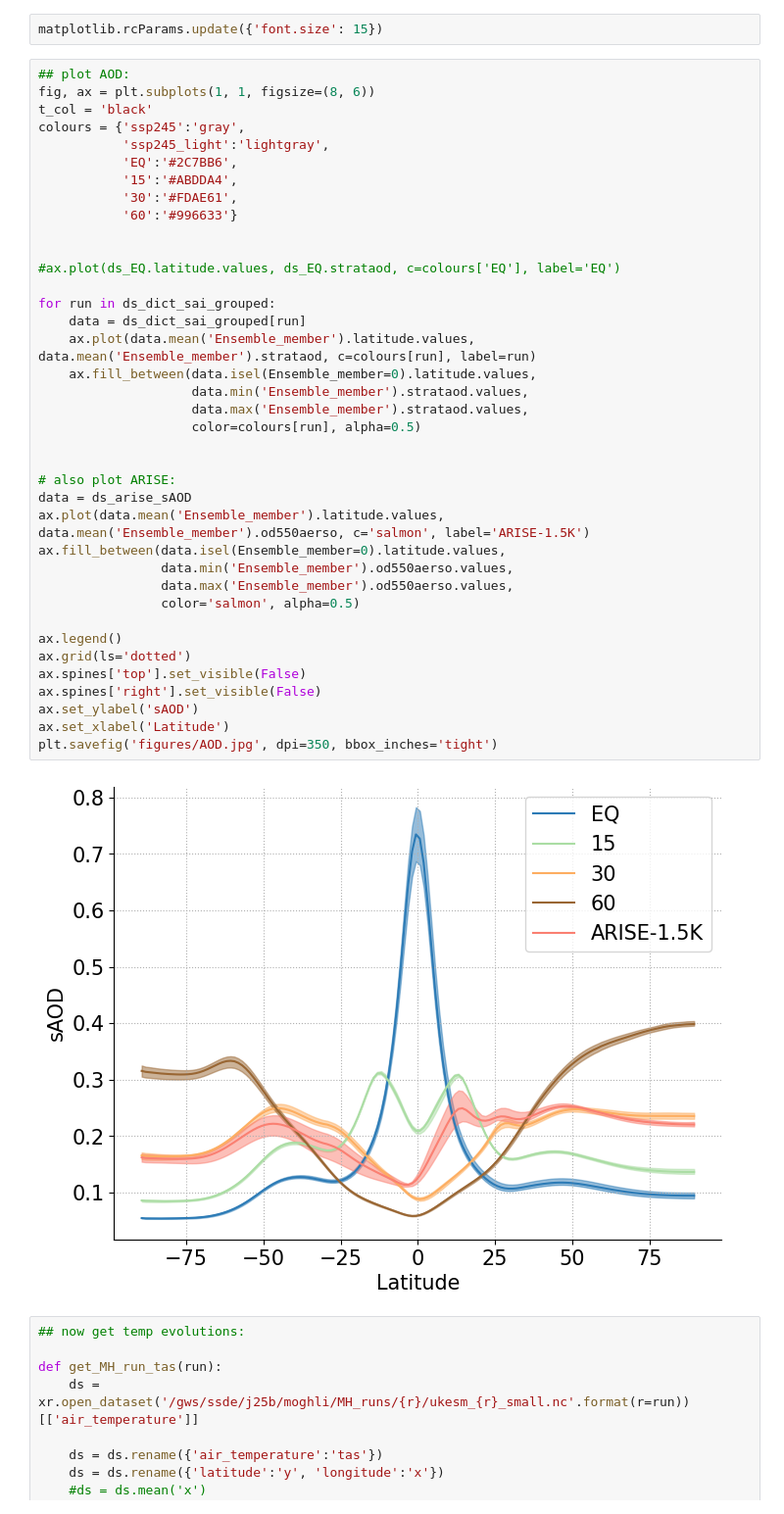
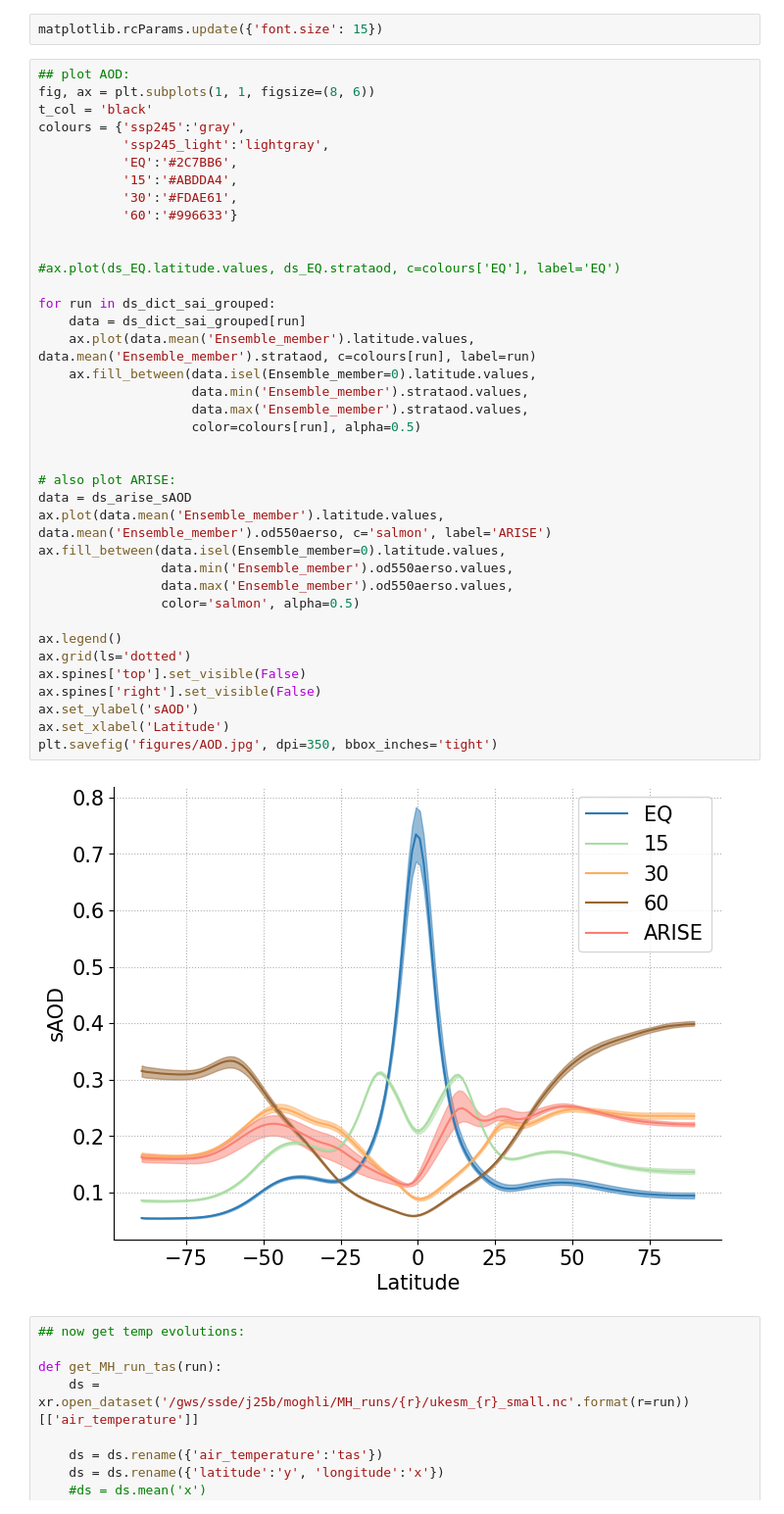
Before and after one commit to alistairduffey/QACC, a Jupyter notebook: x_temp_by_inj_latitude_fig3.ipynb, the cells around one changed output. Shown at 98% size. Saved outputs shown, nothing was run; the diff lists cells and outputs as text.

```diff
--- a/x_temp_by_inj_latitude_fig3.ipynb
+++ b/x_temp_by_inj_latitude_fig3.ipynb
@@ -184,35 +184,35 @@ colours = {'ssp245':'gray',
            '30':'#FDAE61',
            '60':'#996633'}
 
 
 #ax.plot(ds_EQ.latitude.values, ds_EQ.strataod, c=colours['EQ'], label='EQ')
 
 for run in ds_dict_sai_grouped:
     data = ds_dict_sai_grouped[run]
     ax.plot(data.mean('Ensemble_member').latitude.values, data.mean('Ensemble_member').strataod, c=colours[run], label=run)
     ax.fill_between(data.isel(Ensemble_member=0).latitude.values,
                     data.min('Ensemble_member').strataod.values,
                     data.max('Ensemble_member').strataod.values,
                     color=colours[run], alpha=0.5)
 
 
 # also plot ARISE:
 data = ds_arise_sAOD
-ax.plot(data.mean('Ensemble_member').latitude.values, data.mean('Ensemble_member').od550aerso, c='salmon', label='ARISE-1.5K')
+ax.plot(data.mean('Ensemble_member').latitude.values, data.mean('Ensemble_member').od550aerso, c='salmon', label='ARISE')
 ax.fill_between(data.isel(Ensemble_member=0).latitude.values,
                 data.min('Ensemble_member').od550aerso.values,
                 data.max('Ensemble_member').od550aerso.values,
                 color='salmon', alpha=0.5)
 
 ax.legend()
 ax.grid(ls='dotted')
 ax.spines['top'].set_visible(False)
 ax.spines['right'].set_visible(False)
 ax.set_ylabel('sAOD')
 ax.set_xlabel('Latitude')
 plt.savefig('figures/AOD.jpg', dpi=350, bbox_inches='tight')
 # %% [output]
-[figure, old version]
+[figure, new version]
 # %%
 ## now get temp evolutions:
 
```
Also changed, not shown: parts of 6 cells of this notebook, 10 other files.
